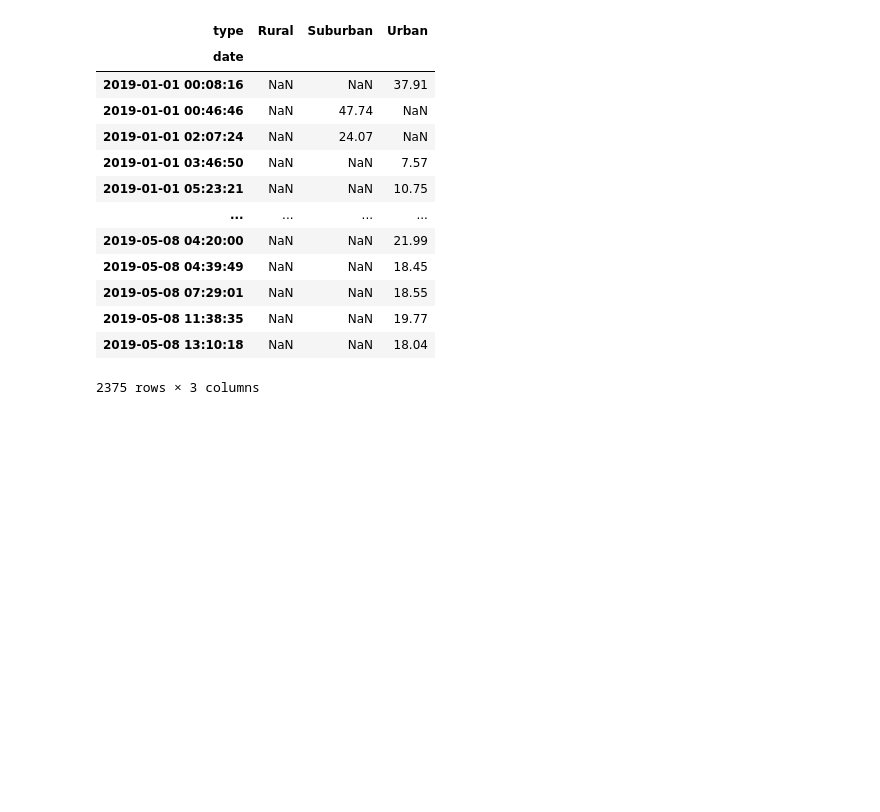
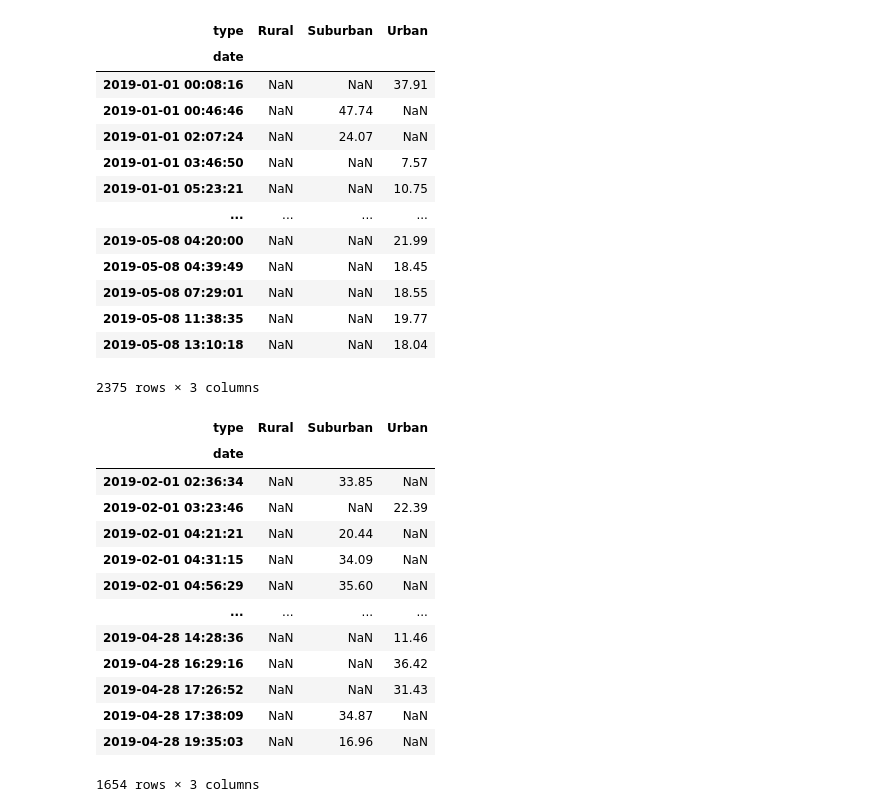
Before and after one commit to mouha003/PyBer_Analysis, a Jupyter notebook: PyBer_Challenge.ipynb, the cells around one changed output. Cells and saved outputs as stored; diff of their text form; code cells hidden in the pictures; blank space fills up the shorter version.

```diff
--- a/PyBer_Challenge.ipynb
+++ b/PyBer_Challenge.ipynb
@@ -155,5 +155,22 @@ pyber_pivot_df
 2375 rows × 3 columns
 # %%
 # 5. Create a new DataFrame from the pivot table DataFrame using loc on the given dates, '2019-01-01':'2019-04-29'.
+jan_to_apr_df = pyber_pivot_df.loc["2019-0101":"2019-04-29"]
+jan_to_apr_df
+# %% [output]
+| type | Rural | Suburban | Urban |
+| date |  |  |  |
+| 2019-02-01 02:36:34 | NaN | 33.85 | NaN |
+| 2019-02-01 03:23:46 | NaN | NaN | 22.39 |
+| 2019-02-01 04:21:21 | NaN | 20.44 | NaN |
+| 2019-02-01 04:31:15 | NaN | 34.09 | NaN |
+| 2019-02-01 04:56:29 | NaN | 35.60 | NaN |
+| ... | ... | ... | ... |
+| 2019-04-28 14:28:36 | NaN | NaN | 11.46 |
+| 2019-04-28 16:29:16 | NaN | NaN | 36.42 |
+| 2019-04-28 17:26:52 | NaN | NaN | 31.43 |
+| 2019-04-28 17:38:09 | NaN | 34.87 | NaN |
+| 2019-04-28 19:35:03 | NaN | 16.96 | NaN |
+1654 rows × 3 columns
 # %%
 # 6. Set the "date" index to datetime datatype. This is necessary to use the resample() method in Step 8.
```
Also changed, not shown: parts of 4 cells of this notebook, 2 other files.
